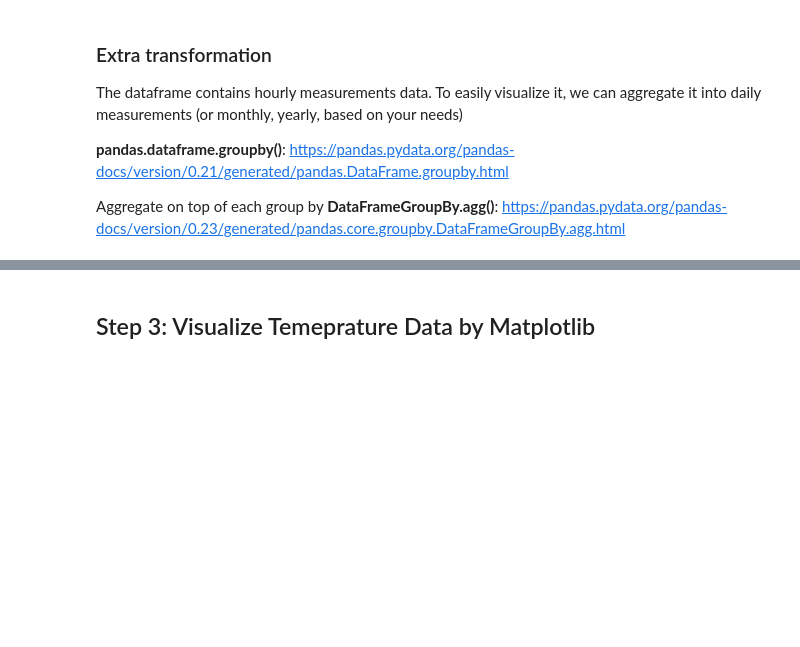
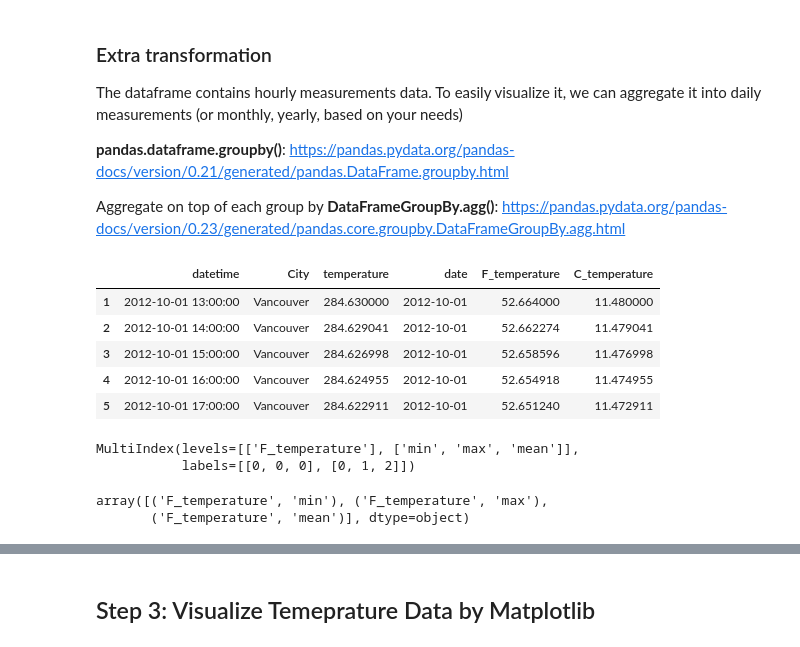
Before and after one commit to arbogdan/datafest_2019, a Jupyter notebook: 2019/python/viz/workspace/Weather_Dataset_Basic_Visualization.ipynb, the cells around one changed output, grey strips where cells are left out. Drawn from its saved outputs; the diff is of its cells as text; code cells hidden in the pictures; blank space fills up the shorter version.

```diff
--- a/2019/python/viz/workspace/Weather_Dataset_Basic_Visualization.ipynb
+++ b/2019/python/viz/workspace/Weather_Dataset_Basic_Visualization.ipynb
@@ -114,3 +85,20 @@ The dataframe contains hourly measurements data. To easily visualize it, we can
 <b>pandas.dataframe.groupby()</b>: https://pandas.pydata.org/pandas-docs/version/0.21/generated/pandas.DataFrame.groupby.html
 
 Aggregate on top of each group by <b>DataFrameGroupBy.agg()</b>: https://pandas.pydata.org/pandas-docs/version/0.23/generated/pandas.core.groupby.DataFrameGroupBy.agg.html
+# %%
+# transform temperature from Kelvin scale to Fahrenheit and Celsius
+def k_to_f(temperature_in_k):
+    return (temperature_in_k - 273.15) * 9/5 + 32
+def k_to_c(temperature_in_k):
+    return temperature_in_k - 273.15
+# pandas.series.apply() will apply the customized temerature transformation function to each of the cell in the column
+temperature_data.loc[:, 'F_temperature'] = temperature_data.loc[:, 'temperature'].apply(k_to_f)
+temperature_data.loc[:, 'C_temperature'] = temperature_data.loc[:, 'temperature'].apply(k_to_c)
+temperature_data.head()
+# %% [output]
+|  | datetime | City | temperature | date | F_temperature | C_temperature |
+| 1 | 2012-10-01 13:00:00 | Vancouver | 284.630000 | 2012-10-01 | 52.664000 | 11.480000 |
+| 2 | 2012-10-01 14:00:00 | Vancouver | 284.629041 | 2012-10-01 | 52.662274 | 11.479041 |
+| 3 | 2012-10-01 15:00:00 | Vancouver | 284.626998 | 2012-10-01 | 52.658596 | 11.476998 |
+| 4 | 2012-10-01 16:00:00 | Vancouver | 284.624955 | 2012-10-01 | 52.654918 | 11.474955 |
+| 5 | 2012-10-01 17:00:00 | Vancouver | 284.622911 | 2012-10-01 | 52.651240 | 11.472911 |
@@ -116,0 +109,12 @@ Aggregate on top of each group by <b>DataFrameGroupBy.agg()</b>: https://pandas.
+# %%
+## will get a multiindex column
+daily_temperature_df.columns
+# %% [output]
+MultiIndex(levels=[['F_temperature'], ['min', 'max', 'mean']],
+           labels=[[0, 0, 0], [0, 1, 2]])
+# %%
+## return a flattern array
+daily_temperature_df.columns.ravel()
+# %% [output]
+array([('F_temperature', 'min'), ('F_temperature', 'max'),
+       ('F_temperature', 'mean')], dtype=object)
```
Also changed, not shown: parts of 49 cells of this notebook.
